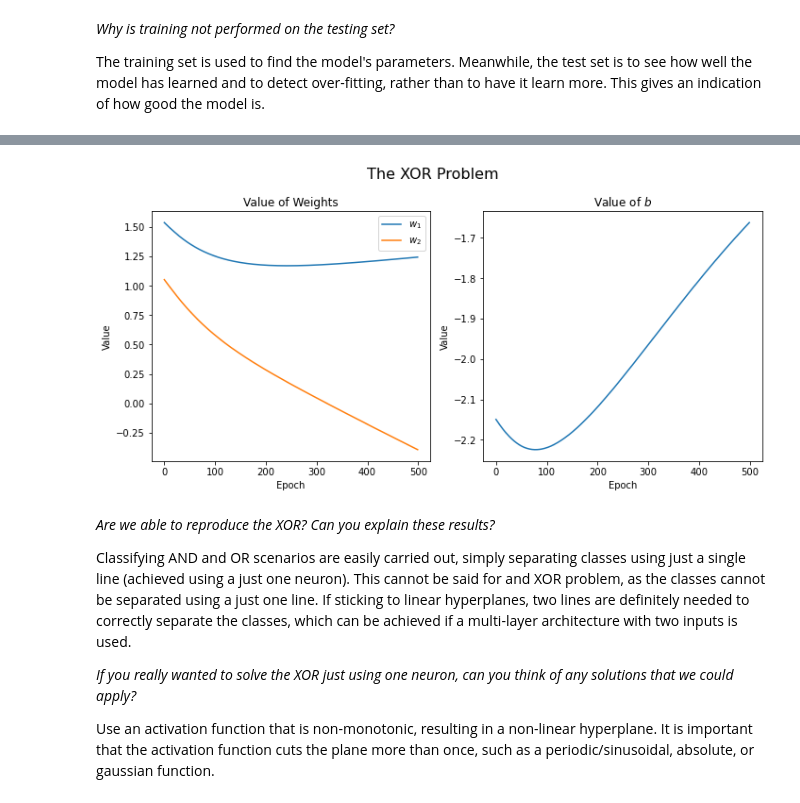
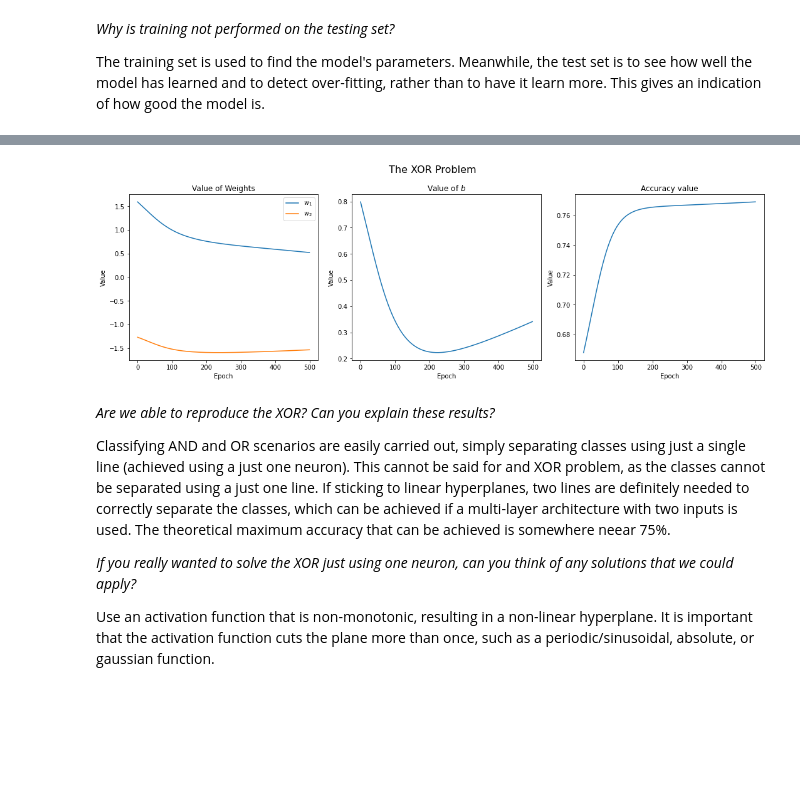
Before and after one commit to case547/ml-labs, a Jupyter notebook: lab1.ipynb, the cells around one changed output, grey strips where cells are left out. Saved outputs shown, nothing was run; the diff lists cells and outputs as text; code cells hidden in the pictures; blank space fills up the shorter version.

```diff
--- a/lab1.ipynb
+++ b/lab1.ipynb
@@ -146,5 +165,8 @@ plt.show()
 # %%
 # Repeat the previous procedure for the AND operator
+
+W = np.random.randn(1,2)
+B = np.random.randn(1)
 
 # Create 15 two-dimensional samples and their respective outputs.
 X = np.random.randint(2, size=[15,2])
@@ -165,17 +187,20 @@ error_val = []
 
 num_epochs = 500
 
-for i in range(num_epochs):
+for epoch in range(num_epochs):
     output = sigm(X,W,B)
 
     W += learning_rate * diff_W(X, output, Y, B, W).T
-    B += learning_rate * diff_B(X, output, Y, B, W).T
+    B += learning_rate * diff_B(X, output, Y, B, W)
+
+    e_term = np.mean((Y-output)**2)
+    error_val += [e_term]
 
     w1_val += [W[0][0]]
     w2_val += [W[0][1]]
     b_val += [B[0]]
 
-fig, (ax1, ax2) = plt.subplots(1,2,figsize=(10,5))
+fig, (ax1, ax2, ax3) = plt.subplots(1,3,figsize=(15,5))
 fig.suptitle('The AND Problem', fontsize=16)
 
 ax1.plot(w1_val, label='$w_1$')
@@ -190,6 +215,11 @@ ax2.set_xlabel('Epoch')
 ax2.set_ylabel('Value')
 ax2.set_title('Value of $b$')
 
+ax3.plot(error_val)
+ax3.set_xlabel('Epoch')
+ax3.set_ylabel('Value')
+ax3.set_title('Value of error term')
+
 fig.tight_layout()
 plt.show()
 # %% [output]
@@ -197,5 +227,8 @@ plt.show()
 # %%
 # Repeat the previous procedure for the XOR operator
+
+W = np.random.randn(1,2) # 1-by-2 array
+B = np.random.randn(1)
 
 # Create 15 two-dimensional samples and their respective outputs.
 X = np.random.randint(2, size=[15,2])
@@ -212,43 +245,51 @@ learning_rate = 0.01
 w1_val = []
 w2_val = []
 b_val = []
-error_val = []
+acc_val = []
 
 num_epochs = 500
 
-for i in range(num_epochs):
+for epoch in range(num_epochs):
     output = sigm(X,W,B)
 
     W += learning_rate * diff_W(X, output, Y, B, W).T
-    B += learning_rate * diff_B(X, output, Y, B, W).T
+    B += learning_rate * diff_B(X, output, Y, B, W)
+
+    accuracy = 1 - np.mean((Y-output)**2)
+    acc_val += [accuracy]
 
     w1_val += [W[0][0]]
     w2_val += [W[0][1]]
     b_val += [B[0]]
 
-fig, (ax1, ax2) = plt.subplots(1,2,figsize=(10,5))
+fig, (ax1, ax2, ax3) = plt.subplots(1,3,figsize=(15,5))
 fig.suptitle('The XOR Problem', fontsize=16)
 
 ax1.plot(w1_val, label='$w_1$')
 ax1.plot(w2_val, label='$w_2$')
 ax1.set_xlabel('Epoch')
 ax1.set_ylabel('Value')
 ax1.set_title('Value of Weights')
 ax1.legend()
 
 ax2.plot(b_val)
 ax2.set_xlabel('Epoch')
 ax2.set_ylabel('Value')
 ax2.set_title('Value of $b$')
 
+ax3.plot(acc_val)
+ax3.set_xlabel('Epoch')
+ax3.set_ylabel('Value')
+ax3.set_title('Accuracy value')
+
 fig.tight_layout()
 plt.show()
 # %% [output]
-[figure, old version]
+[figure, new version]
 # %% [markdown]
 *Are we able to reproduce the XOR? Can you explain these results?*
 
-Classifying AND and OR scenarios are easily carried out, simply separating classes using just a single line (achieved using a just one neuron). This cannot be said for and XOR problem, as the classes cannot be separated using a just one line. If sticking to linear hyperplanes, two lines are definitely needed to correctly separate the classes, which can be achieved if a multi-layer architecture with two inputs is used.
+Classifying AND and OR scenarios are easily carried out, simply separating classes using just a single line (achieved using a just one neuron). This cannot be said for and XOR problem, as the classes cannot be separated using a just one line. If sticking to linear hyperplanes, two lines are definitely needed to correctly separate the classes, which can be achieved if a multi-layer architecture with two inputs is used. The theoretical maximum accuracy that can be achieved is somewhere neear 75%.
 
 *If you really wanted to solve the XOR just using one neuron, can you think of any solutions that we could apply?*
 
```
Also changed, not shown: parts of 9 cells of this notebook.
